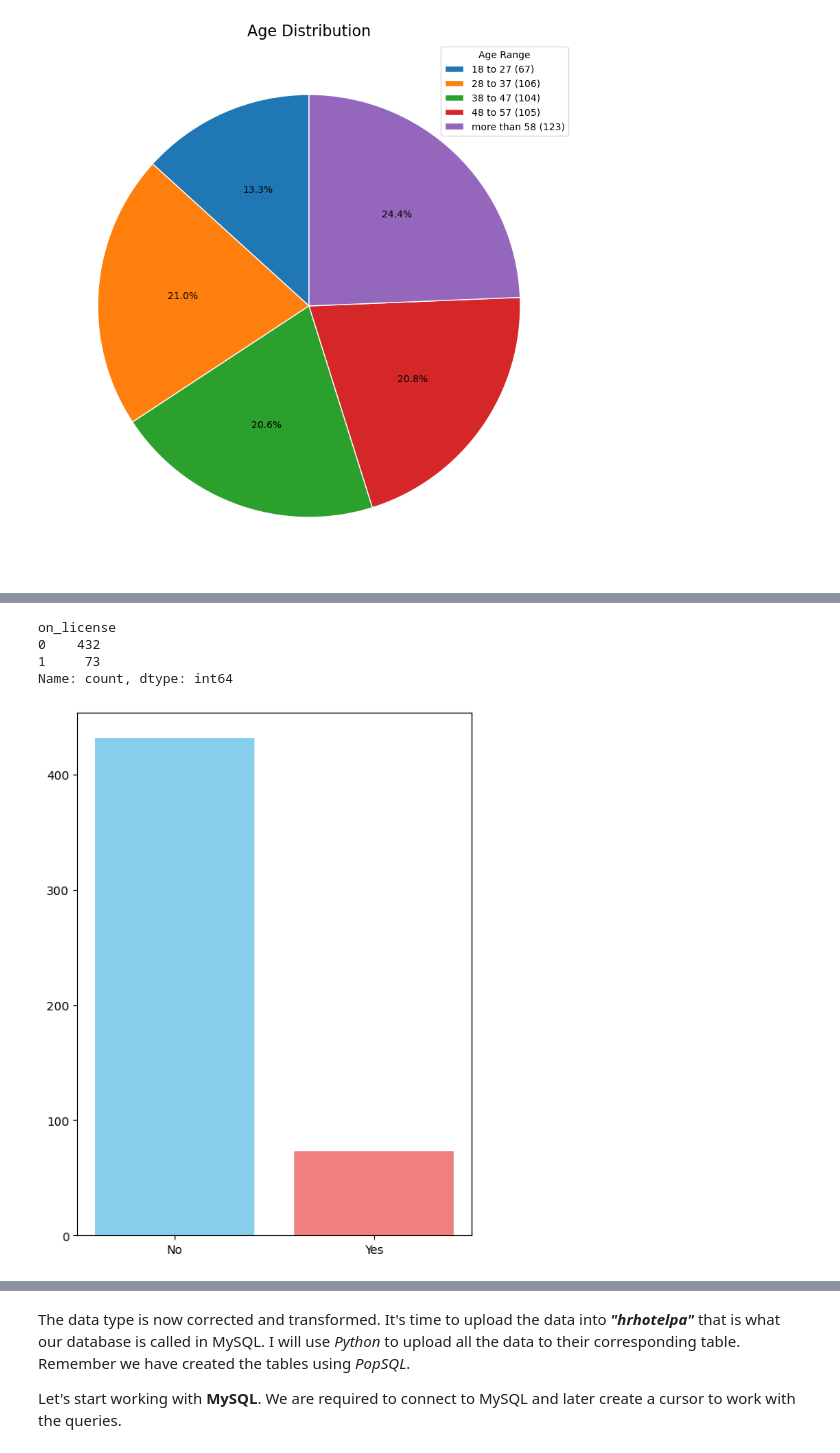
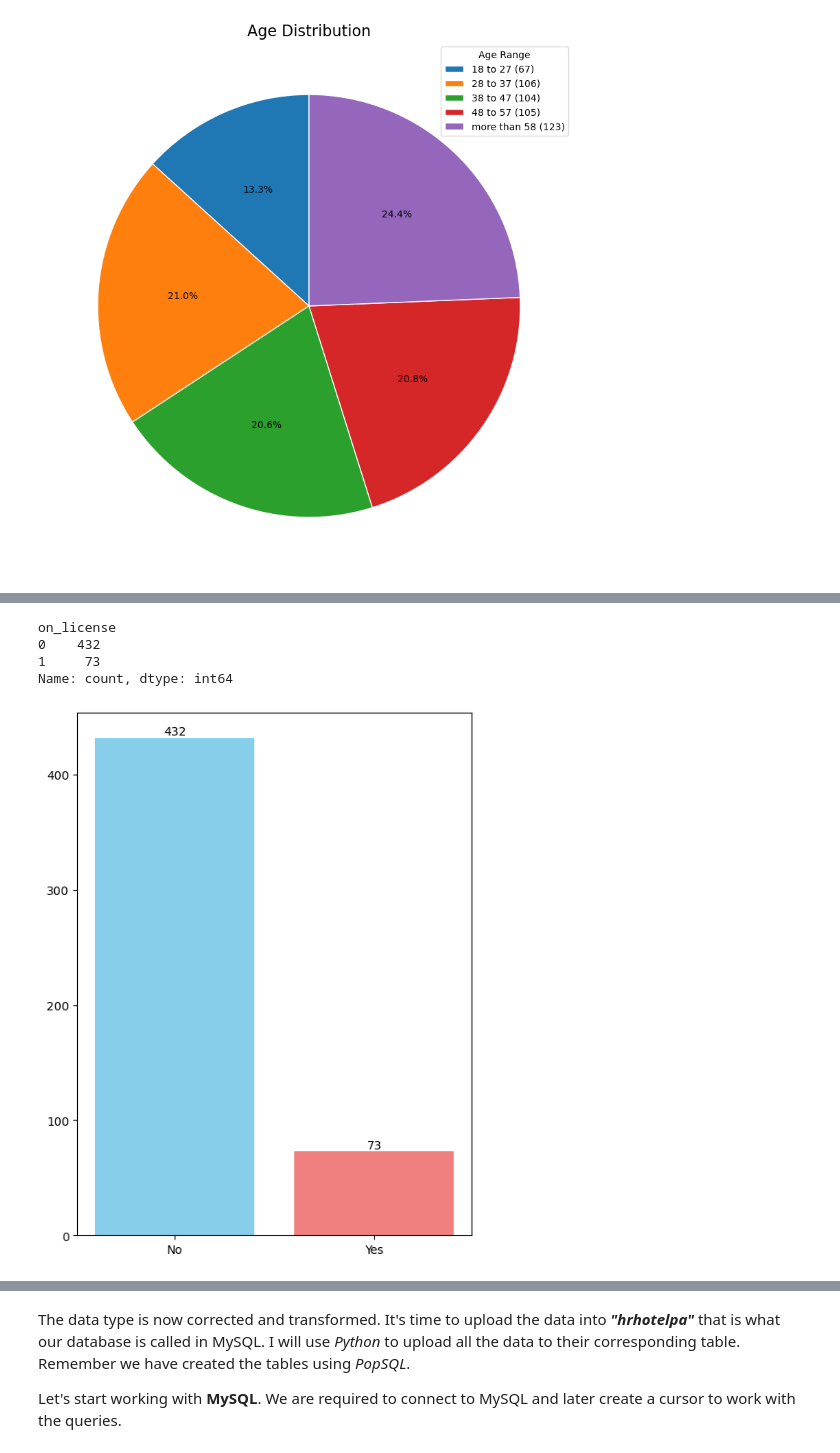
Before and after one commit to nachogalasso/da_python, a Jupyter notebook: hotel_hranalytics/hhanalysis.ipynb, the cells around one changed output, grey strips where cells are left out. Drawn from its saved outputs; the diff is of its cells as text; code cells hidden in the pictures.

```diff
--- a/hotel_hranalytics/hhanalysis.ipynb
+++ b/hotel_hranalytics/hhanalysis.ipynb
@@ -282,18 +304,19 @@ Text(0.5, 1.0, 'Age Distribution')
 # %%
 on_license_count = df_rawemp['on_license'].value_counts()
 print(on_license_count)
 
 fig, ax = plt.subplots(figsize=(6, 8))
 
 labels = 'No', 'Yes'
 colors = 'skyblue', 'lightcoral'
 
 ax.bar(labels, on_license_count, color=colors)
+ax.bar_label(ax.containers[0], fontsize=10)
 
 plt.show()
 # %% [output]
 on_license
 0    432
 1     73
 Name: count, dtype: int64
-[figure, old version]
+[figure, new version]
```
Also changed, not shown: parts of 6 cells of this notebook.
